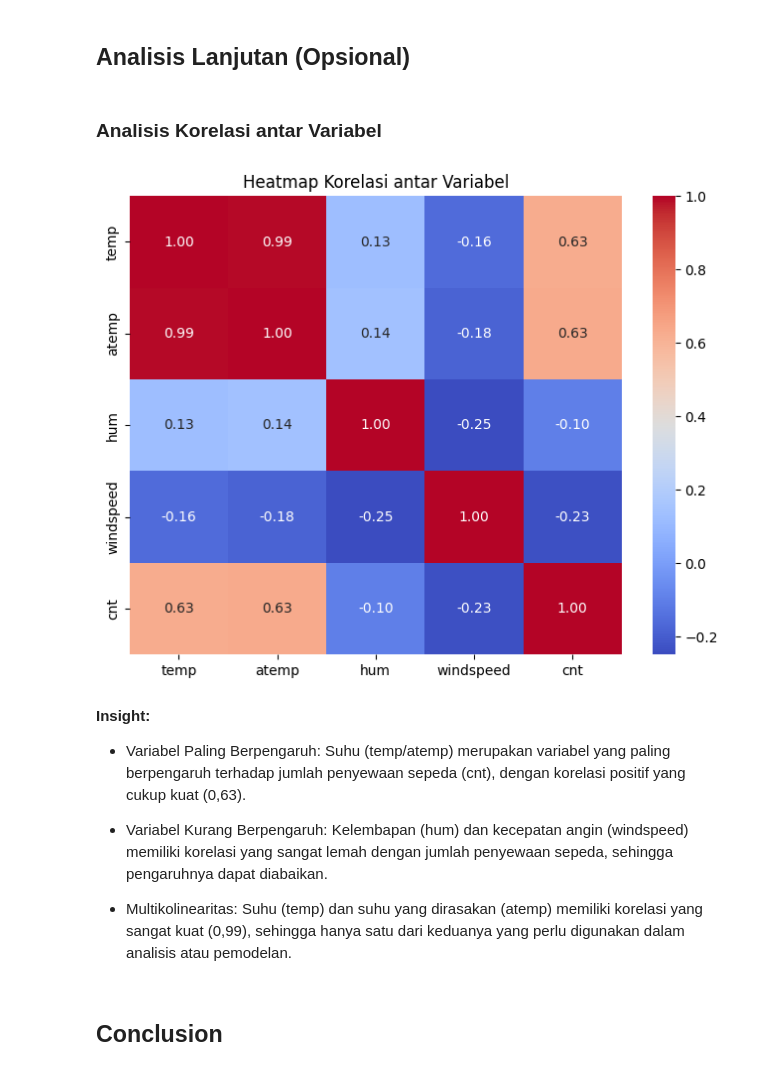
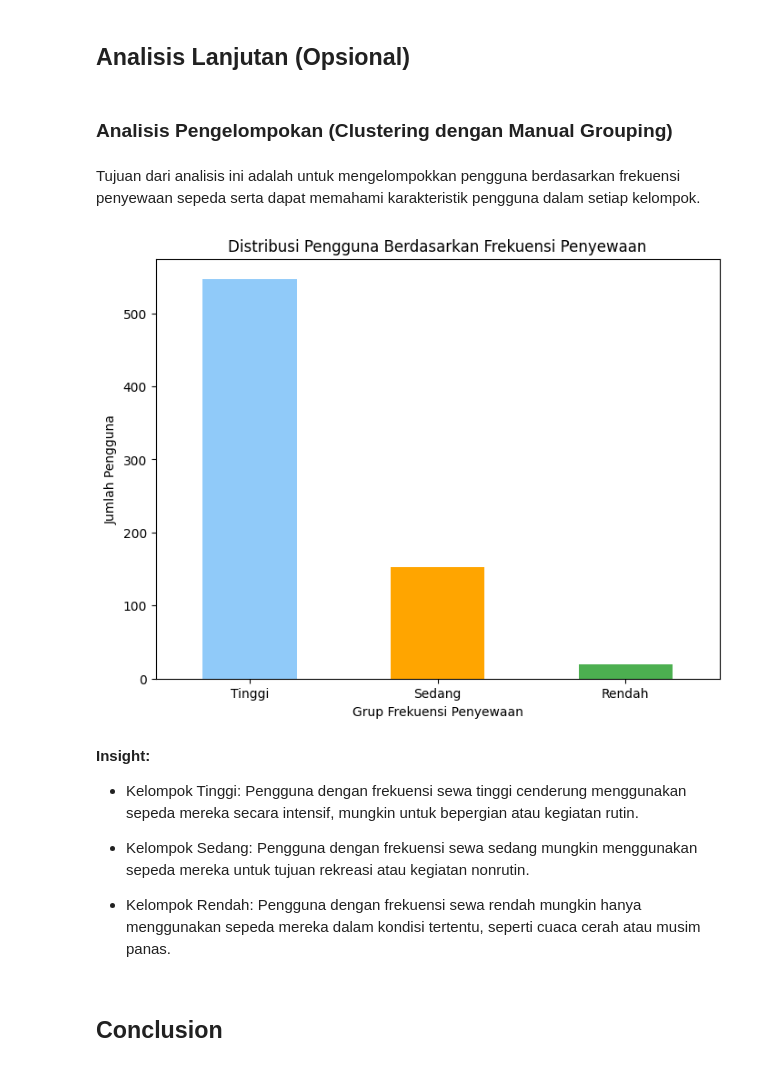
Before and after one commit to bagascahyawiguna/DataAnalysis, a Jupyter notebook: notebook.ipynb, the cells around one changed output. Saved outputs shown, nothing was run; the diff lists cells and outputs as text; code cells hidden in the pictures.

```diff
--- a/notebook.ipynb
+++ b/notebook.ipynb
@@ -649,29 +649,34 @@ Passing `palette` without assigning `hue` is deprecated and will be removed in v
 [figure]
 # %% [markdown]
 ## Analisis Lanjutan (Opsional)
-# %% [markdown]
-### Analisis Korelasi antar Variabel
-# %%
-# Hitung matriks korelasi
-correlation_matrix = day_df[['temp', 'atemp', 'hum', 'windspeed', 'cnt']].corr()
-
-# Visualisasi heatmap korelasi
-plt.figure(figsize=(8, 6))
-sn.heatmap(correlation_matrix, annot=True, cmap='coolwarm', fmt='.2f')
-plt.title('Heatmap Korelasi antar Variabel')
-plt.show()
-# %% [output]
-[figure, removed]
-# %% [markdown]
-**Insight:**
-- Variabel Paling Berpengaruh:
-  Suhu (temp/atemp) merupakan variabel yang paling berpengaruh terhadap jumlah penyewaan sepeda (cnt), dengan korelasi positif yang cukup kuat (0,63).
-
-- Variabel Kurang Berpengaruh:
-  Kelembapan (hum) dan kecepatan angin (windspeed) memiliki korelasi yang sangat lemah dengan jumlah penyewaan sepeda, sehingga pengaruhnya dapat diabaikan.
-
-- Multikolinearitas:
-  Suhu (temp) dan suhu yang dirasakan (atemp) memiliki korelasi yang sangat kuat (0,99), sehingga hanya satu dari keduanya yang perlu digunakan dalam analisis atau pemodelan.
+# %% [markdown]
+###  Analisis Pengelompokan (Clustering dengan Manual Grouping)
+# %% [markdown]
+Tujuan dari analisis ini adalah untuk mengelompokkan pengguna berdasarkan frekuensi penyewaan sepeda serta dapat memahami karakteristik pengguna dalam setiap kelompok.
+# %%
+# Binning berdasarkan frekuensi penyewaan
+day_df['rental_frequency_group'] = pd.cut(day_df['cnt'], bins=[0, 1000, 3000, 8000], labels=['Rendah', 'Sedang', 'Tinggi'])
+
+# Hitung jumlah pengguna dalam setiap grup
+frequency_group_counts = day_df['rental_frequency_group'].value_counts()
+
+# Visualisasi hasil pengelompokan
+plt.figure(figsize=(8, 6))
+frequency_group_counts.plot(kind='bar', color=['#90CAF9', '#FFA500', '#4CAF50'])
+plt.title('Distribusi Pengguna Berdasarkan Frekuensi Penyewaan')
+plt.xlabel('Grup Frekuensi Penyewaan')
+plt.ylabel('Jumlah Pengguna')
+plt.xticks(rotation=0)
+plt.show()
+# %% [output]
+[figure, added]
+# %% [markdown]
+**Insight:**
+- Kelompok Tinggi: Pengguna dengan frekuensi sewa tinggi cenderung menggunakan sepeda mereka secara intensif, mungkin untuk bepergian atau kegiatan rutin.
+
+- Kelompok Sedang: Pengguna dengan frekuensi sewa sedang mungkin menggunakan sepeda mereka untuk tujuan rekreasi atau kegiatan nonrutin.
+
+- Kelompok Rendah: Pengguna dengan frekuensi sewa rendah mungkin hanya menggunakan sepeda mereka dalam kondisi tertentu, seperti cuaca cerah atau musim panas.
 # %% [markdown]
 ## Conclusion
 # %% [markdown]
```
Also changed, not shown: parts of 1 cell of this notebook.
